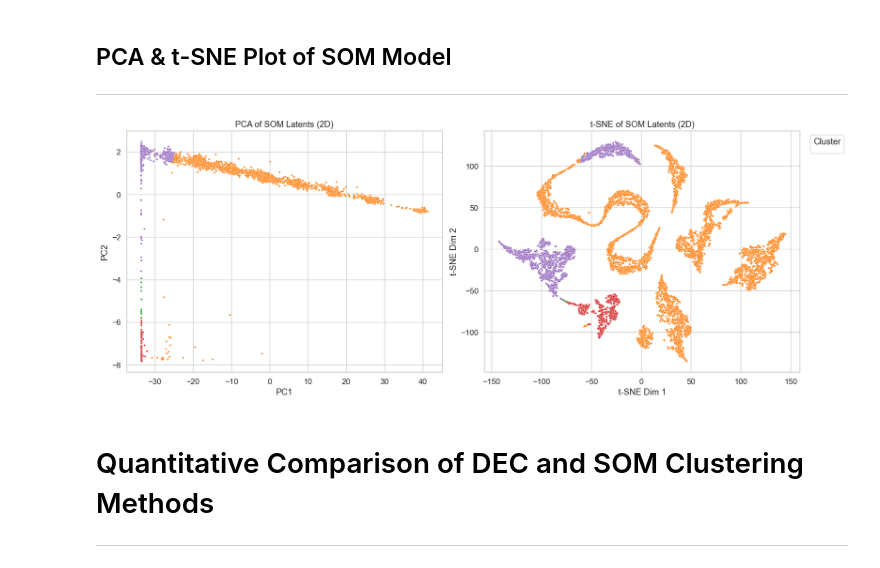
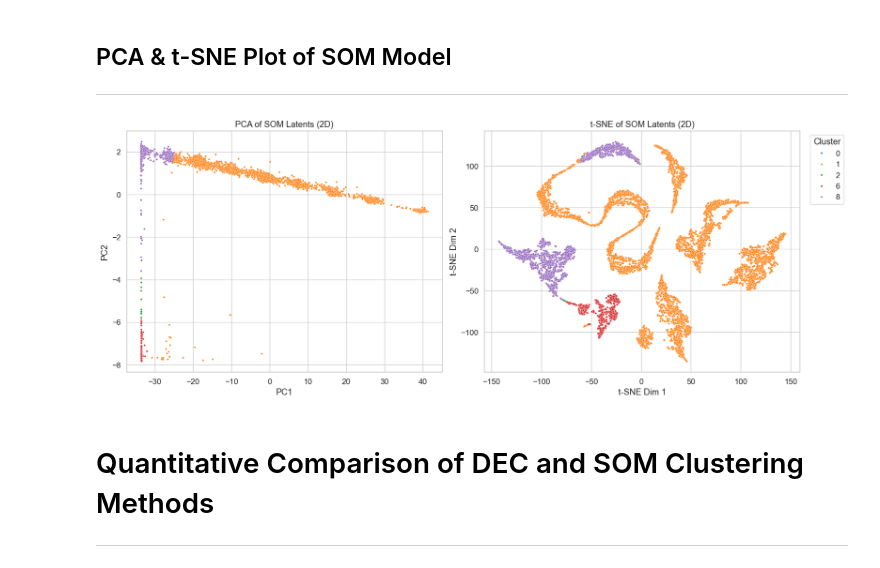
Before and after one commit to RejwanShafi25/RSWNet, a Jupyter notebook: RSWNet.ipynb, the cells around one changed output. Cells and saved outputs as stored; diff of their text form; code cells hidden in the pictures.

Commit message:
Updated Code base with all legend value attached in all plots

```diff
--- a/RSWNet.ipynb
+++ b/RSWNet.ipynb
@@ -991,35 +991,35 @@ sns.scatterplot(
 )
 ax1.set_title("PCA of SOM Latents (2D)")
 ax1.set_xlabel("PC1")
 ax1.set_ylabel("PC2")
 
 # t-SNE scatter
 sns.scatterplot(
     x=som_tsne2d[:, 0],
     y=som_tsne2d[:, 1],
     hue=som_labels,
     palette="tab10",
     s=8,
     ax=ax2,
-    legend=False
+    legend="full"
 )
 ax2.set_title("t-SNE of SOM Latents (2D)")
 ax2.set_xlabel("t-SNE Dim 1")
 ax2.set_ylabel("t-SNE Dim 2")
 
 handles, labels = ax2.get_legend_handles_labels()
 ax2.legend(
     handles,
     labels,
     title="Cluster",
     loc="upper left",
     bbox_to_anchor=(1.02, 1)
 )
 
 plt.savefig("som_latent_pca_vs_tsne.png", dpi=300, bbox_inches="tight")
 plt.show()
 # %% [output]
-[figure, old version]
+[figure, new version]
 # %% [markdown]
 # Quantitative Comparison of DEC and SOM Clustering Methods
 ---
```
